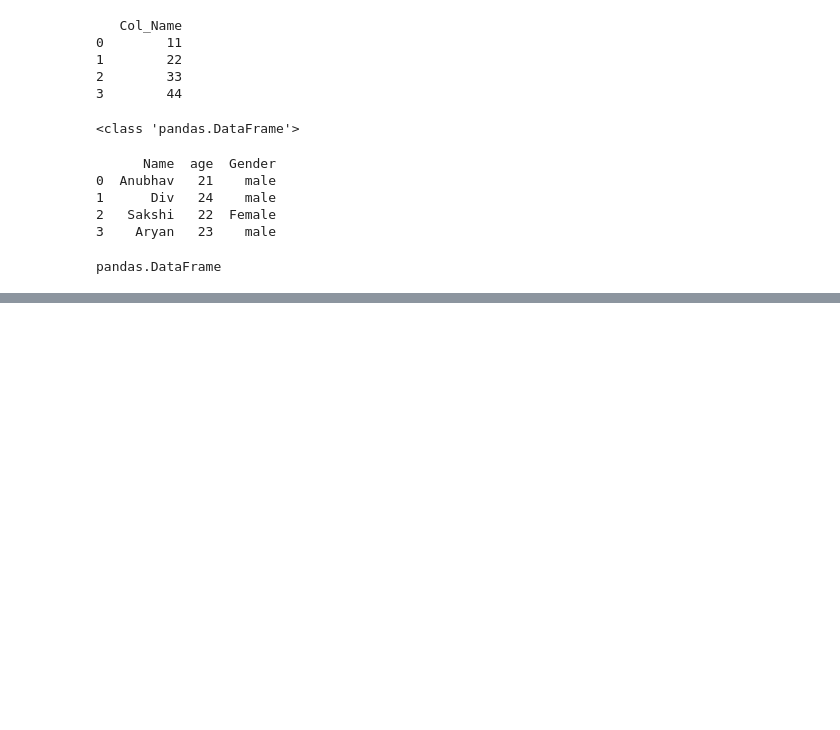
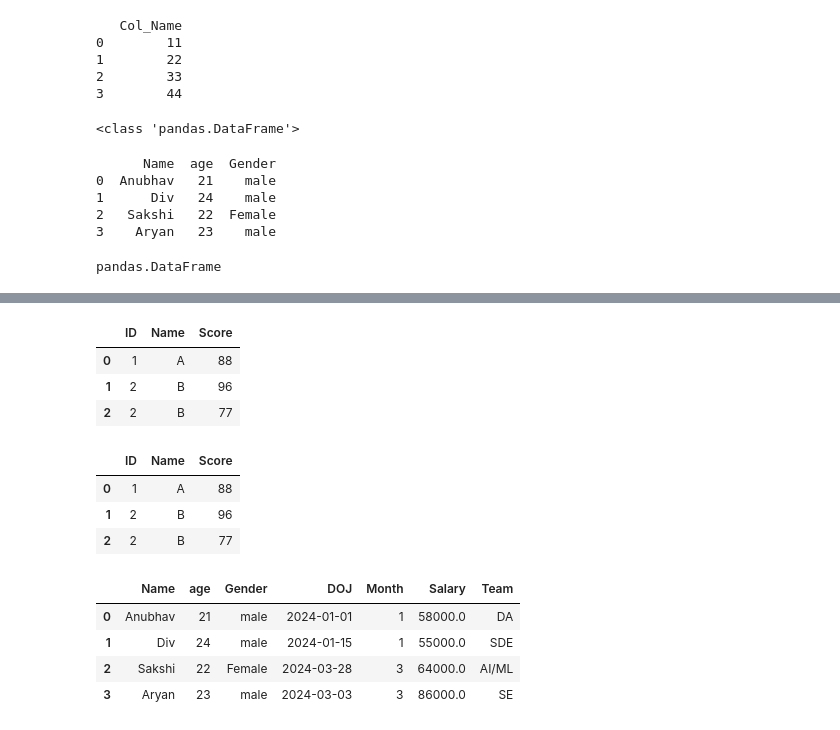
Before and after one commit to actionxbar-14/Data_Analytics, a Jupyter notebook: Pandas/Basic/Practice/one_shot.ipynb, the cells around one changed output, grey strips where cells are left out. Cells and saved outputs as stored; diff of their text form; code cells hidden in the pictures; blank space fills up the shorter version.

```diff
--- a/Pandas/Basic/Practice/one_shot.ipynb
+++ b/Pandas/Basic/Practice/one_shot.ipynb
@@ -458,0 +562,7 @@ df.sort_values('Monthly_Salary' , ascending = False)
+# %%
+pd.merge(df1 , df2 , how = 'inner' , on = 'ID')
+# %% [output]
+|  | ID | Name | Score |
+| 0 | 1 | A | 88 |
+| 1 | 2 | B | 96 |
+| 2 | 2 | B | 77 |
@@ -459 +571,8 @@ df.sort_values('Monthly_Salary' , ascending = False)
+# %%
+pd.merge(df1 , df2 , how = 'inner' , left_on = 'ID' , right_on = 'ID')
+# %% [output]
+|  | ID | Name | Score |
+| 0 | 1 | A | 88 |
+| 1 | 2 | B | 96 |
+| 2 | 2 | B | 77 |
 # %%
@@ -460,0 +580,8 @@ df.sort_values('Monthly_Salary' , ascending = False)
+# %%
+df
+# %% [output]
+|  | Name | age | Gender | DOJ | Month | Salary | Team |
+| 0 | Anubhav | 21 | male | 2024-01-01 | 1 | 58000.0 | DA |
+| 1 | Div | 24 | male | 2024-01-15 | 1 | 55000.0 | SDE |
+| 2 | Sakshi | 22 | Female | 2024-03-28 | 3 | 64000.0 | AI/ML |
+| 3 | Aryan | 23 | male | 2024-03-03 | 3 | 86000.0 | SE |
```
Also changed, not shown: parts of 94 cells of this notebook.
